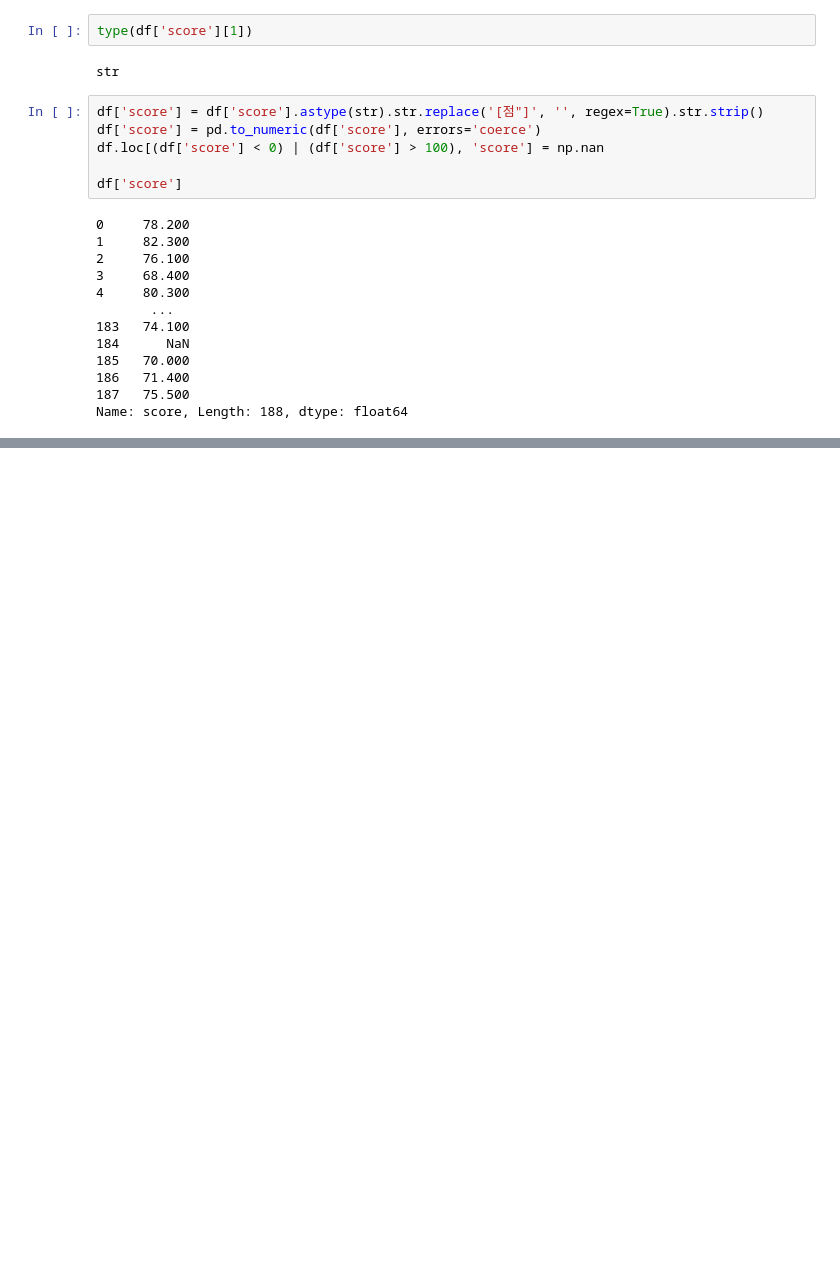
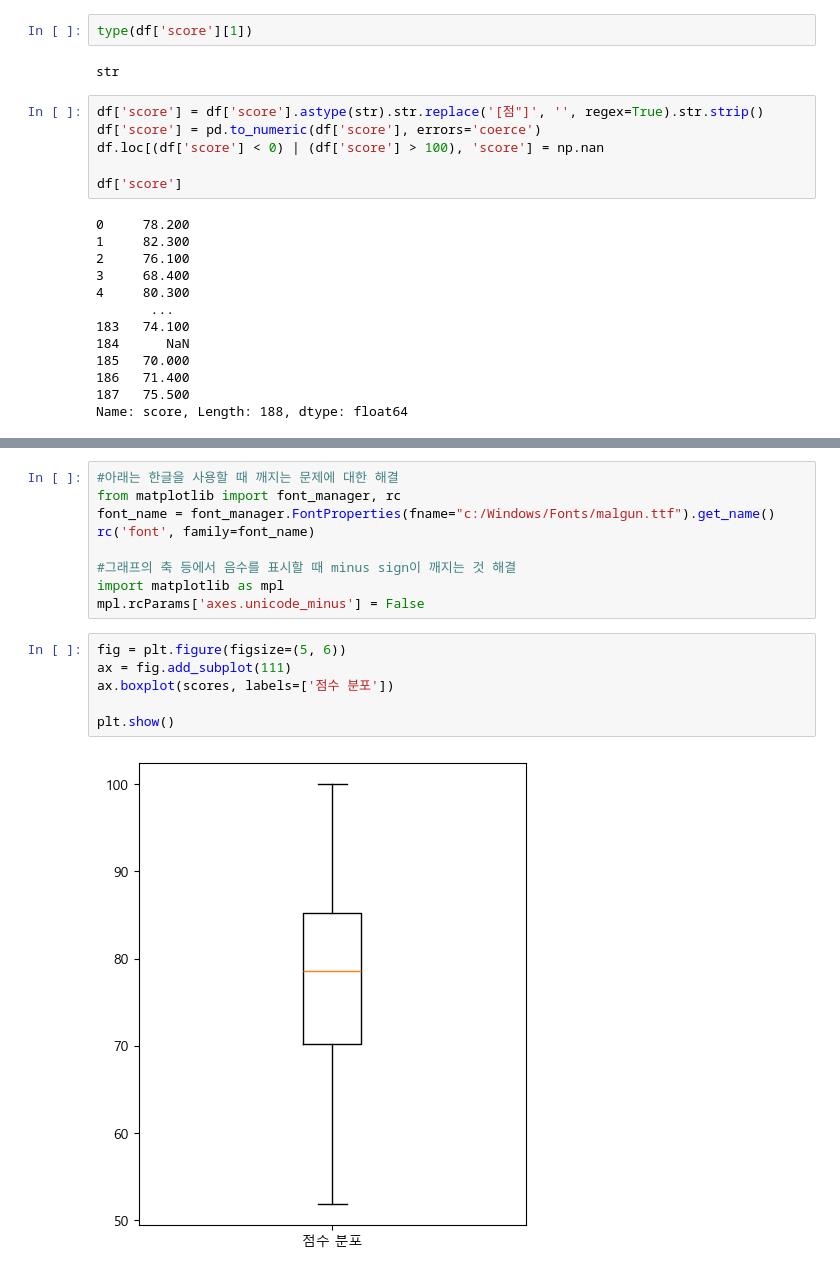
Before and after one commit to sooinp/Desktop, a Jupyter notebook: VSCode/통계분석2/0113.ipynb, the cells around one changed output, grey strips where cells are left out. Drawn from its saved outputs; the diff is of its cells as text; blank space fills up the shorter version.

```diff
--- a/VSCode/통계분석2/0113.ipynb
+++ b/VSCode/통계분석2/0113.ipynb
@@ -525,0 +627,17 @@ AttributeError: 'int' object has no attribute 'isdigit'
+# %%
+#아래는 한글을 사용할 때 깨지는 문제에 대한 해결
+from matplotlib import font_manager, rc
+font_name = font_manager.FontProperties(fname="c:/Windows/Fonts/malgun.ttf").get_name()
+rc('font', family=font_name)
+
+#그래프의 축 등에서 음수를 표시할 때 minus sign이 깨지는 것 해결
+import matplotlib as mpl
+mpl.rcParams['axes.unicode_minus'] = False
+# %%
+fig = plt.figure(figsize=(5, 6))
+ax = fig.add_subplot(111)
+ax.boxplot(scores, labels=['점수 분포'])
+
+plt.show()
+# %% [output]
+[figure, added]
```
Also changed, not shown: parts of 14 cells of this notebook, 5 other files.
